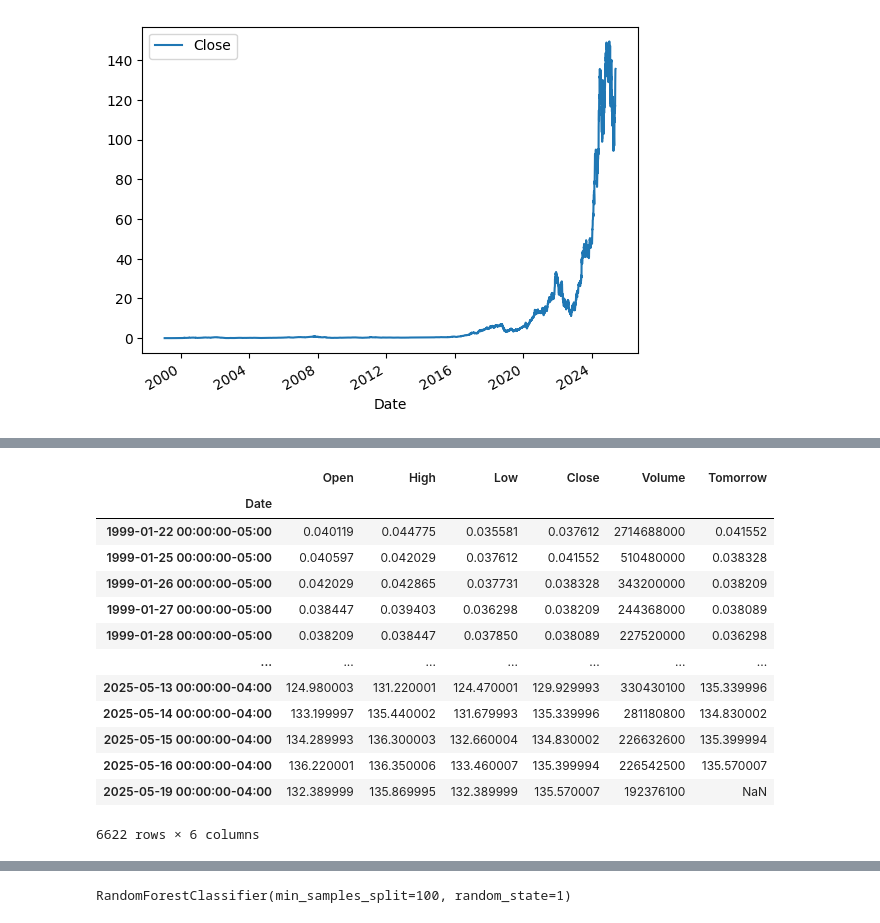
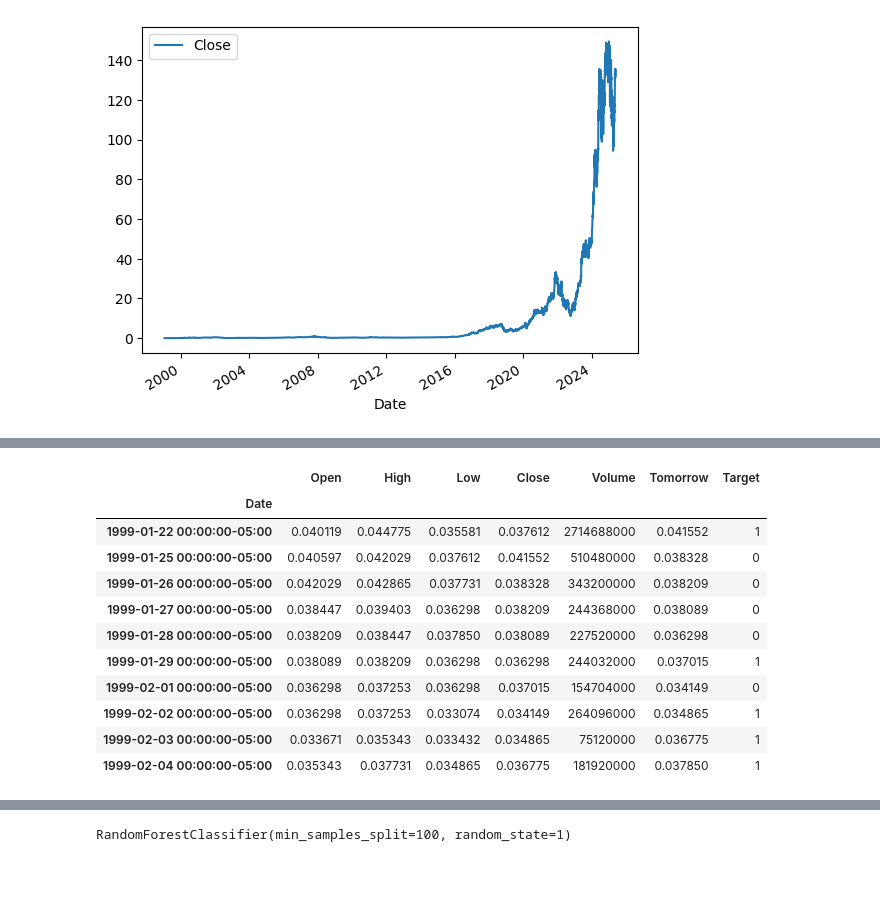
Before and after one commit to Josevpc/NVIDIA-Stock-Market-Prediction, a Jupyter notebook: model.ipynb, the cells around one changed output, grey strips where cells are left out. Drawn from its saved outputs; the diff is of its cells as text; code cells hidden in the pictures; blank space fills up the shorter version.

```diff
--- a/model.ipynb
+++ b/model.ipynb
@@ -48,19 +76,16 @@ sp500["Tomorrow"] = sp500["Close"].shift(-1)
-# %%
-sp500
-# %% [output]
-|  | Open | High | Low | Close | Volume | Tomorrow |
-| Date |  |  |  |  |  |  |
-| 1999-01-22 00:00:00-05:00 | 0.040119 | 0.044775 | 0.035581 | 0.037612 | 2714688000 | 0.041552 |
-| 1999-01-25 00:00:00-05:00 | 0.040597 | 0.042029 | 0.037612 | 0.041552 | 510480000 | 0.038328 |
-| 1999-01-26 00:00:00-05:00 | 0.042029 | 0.042865 | 0.037731 | 0.038328 | 343200000 | 0.038209 |
-| 1999-01-27 00:00:00-05:00 | 0.038447 | 0.039403 | 0.036298 | 0.038209 | 244368000 | 0.038089 |
-| 1999-01-28 00:00:00-05:00 | 0.038209 | 0.038447 | 0.037850 | 0.038089 | 227520000 | 0.036298 |
-| ... | ... | ... | ... | ... | ... | ... |
-| 2025-05-13 00:00:00-04:00 | 124.980003 | 131.220001 | 124.470001 | 129.929993 | 330430100 | 135.339996 |
-| 2025-05-14 00:00:00-04:00 | 133.199997 | 135.440002 | 131.679993 | 135.339996 | 281180800 | 134.830002 |
-| 2025-05-15 00:00:00-04:00 | 134.289993 | 136.300003 | 132.660004 | 134.830002 | 226632600 | 135.399994 |
-| 2025-05-16 00:00:00-04:00 | 136.220001 | 136.350006 | 133.460007 | 135.399994 | 226542500 | 135.570007 |
-| 2025-05-19 00:00:00-04:00 | 132.389999 | 135.869995 | 132.389999 | 135.570007 | 192376100 | NaN |
-6622 rows × 6 columns
 # %%
-sp500["Target"] = (sp500["Tomorrow"] > sp500["Close"]).astype(int)
+stock_data["Target"] = (stock_data["Tomorrow"] > stock_data["Close"]).astype(int)
+stock_data.head(10)
+# %% [output]
+|  | Open | High | Low | Close | Volume | Tomorrow | Target |
+| Date |  |  |  |  |  |  |  |
+| 1999-01-22 00:00:00-05:00 | 0.040119 | 0.044775 | 0.035581 | 0.037612 | 2714688000 | 0.041552 | 1 |
+| 1999-01-25 00:00:00-05:00 | 0.040597 | 0.042029 | 0.037612 | 0.041552 | 510480000 | 0.038328 | 0 |
+| 1999-01-26 00:00:00-05:00 | 0.042029 | 0.042865 | 0.037731 | 0.038328 | 343200000 | 0.038209 | 0 |
+| 1999-01-27 00:00:00-05:00 | 0.038447 | 0.039403 | 0.036298 | 0.038209 | 244368000 | 0.038089 | 0 |
+| 1999-01-28 00:00:00-05:00 | 0.038209 | 0.038447 | 0.037850 | 0.038089 | 227520000 | 0.036298 | 0 |
+| 1999-01-29 00:00:00-05:00 | 0.038089 | 0.038209 | 0.036298 | 0.036298 | 244032000 | 0.037015 | 1 |
+| 1999-02-01 00:00:00-05:00 | 0.036298 | 0.037253 | 0.036298 | 0.037015 | 154704000 | 0.034149 | 0 |
+| 1999-02-02 00:00:00-05:00 | 0.036298 | 0.037253 | 0.033074 | 0.034149 | 264096000 | 0.034865 | 1 |
+| 1999-02-03 00:00:00-05:00 | 0.033671 | 0.035343 | 0.033432 | 0.034865 | 75120000 | 0.036775 | 1 |
+| 1999-02-04 00:00:00-05:00 | 0.035343 | 0.037731 | 0.034865 | 0.036775 | 181920000 | 0.037850 | 1 |
```
Also changed, not shown: parts of 43 cells of this notebook.
